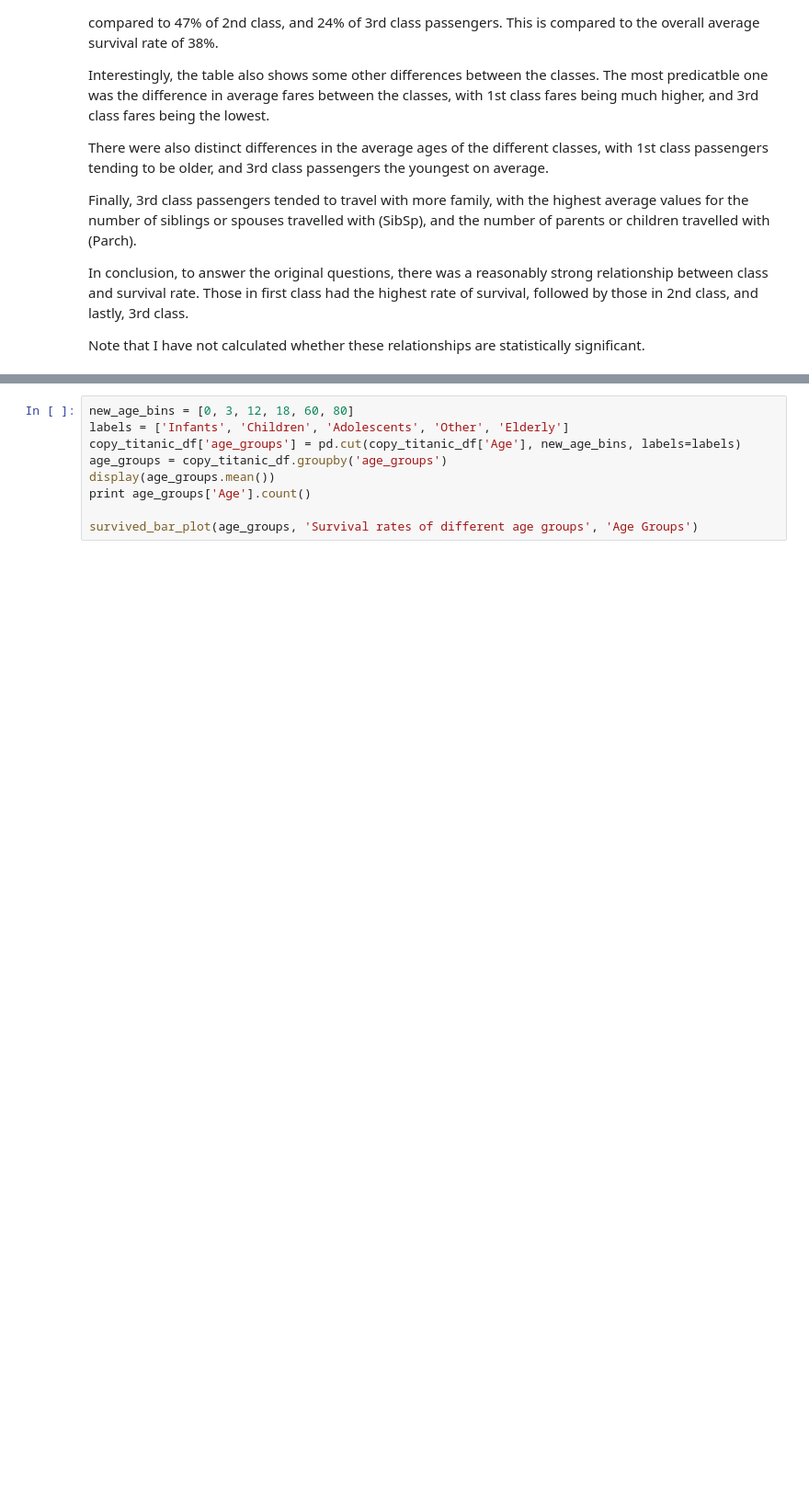
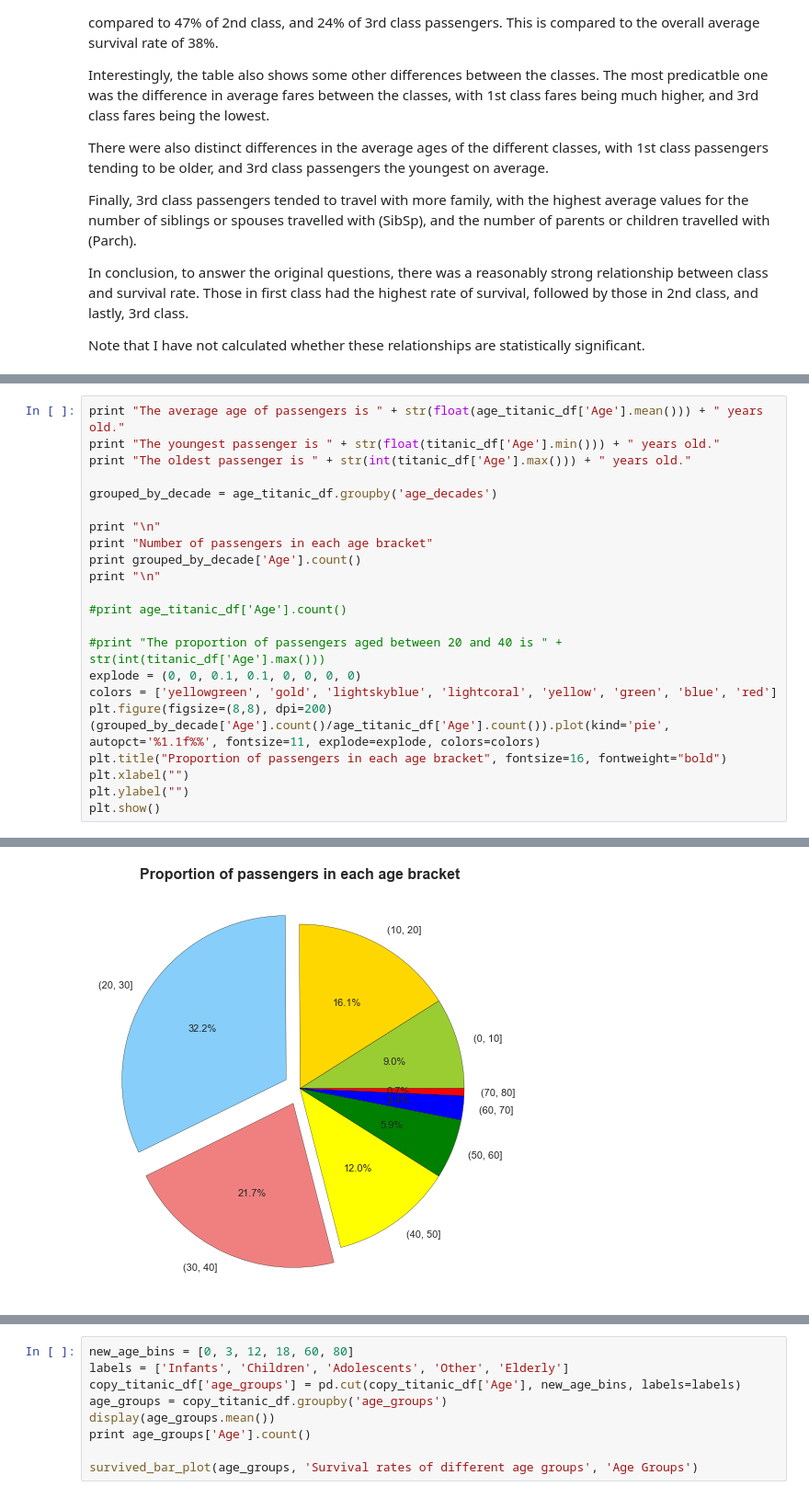
Before and after one commit to johnhellqvist/data_analyst_nanodegree_titanic, a Jupyter notebook: Titanic Data Report.ipynb, the cells around one changed output, grey strips where cells are left out. Shown: that part at 92% size. Drawn from its saved outputs; the diff is of its cells as text; blank space fills up the shorter version.

Commit message:
add single-variable analysis about age, add age distribution pie chart

```diff
--- a/Titanic Data Report.ipynb
+++ b/Titanic Data Report.ipynb
@@ -135,0 +99,24 @@ Name: Age, dtype: int64
+# %%
+print "The average age of passengers is " + str(float(age_titanic_df['Age'].mean())) + " years old."
+print "The youngest passenger is " + str(float(titanic_df['Age'].min())) + " years old."
+print "The oldest passenger is " + str(int(titanic_df['Age'].max())) + " years old."
+
+grouped_by_decade = age_titanic_df.groupby('age_decades')
+
+print "\n"
+print "Number of passengers in each age bracket"
+print grouped_by_decade['Age'].count()
+print "\n"
+
+#print age_titanic_df['Age'].count()
+
+#print "The proportion of passengers aged between 20 and 40 is " + str(int(titanic_df['Age'].max()))
+explode = (0, 0, 0.1, 0.1, 0, 0, 0, 0)
+colors = ['yellowgreen', 'gold', 'lightskyblue', 'lightcoral', 'yellow', 'green', 'blue', 'red']
+plt.figure(figsize=(8,8), dpi=200)
+(grouped_by_decade['Age'].count()/age_titanic_df['Age'].count()).plot(kind='pie', autopct='%1.1f%%', fontsize=11, explode=explode, colors=colors)
+plt.title("Proportion of passengers in each age bracket", fontsize=16, fontweight="bold")
+plt.xlabel("")
+plt.ylabel("")
+plt.show()
+# %% [output]
@@ -135,0 +139 @@ Name: Age, dtype: int64
+[figure, added]
```
Also changed, not shown: parts of 7 cells of this notebook.
